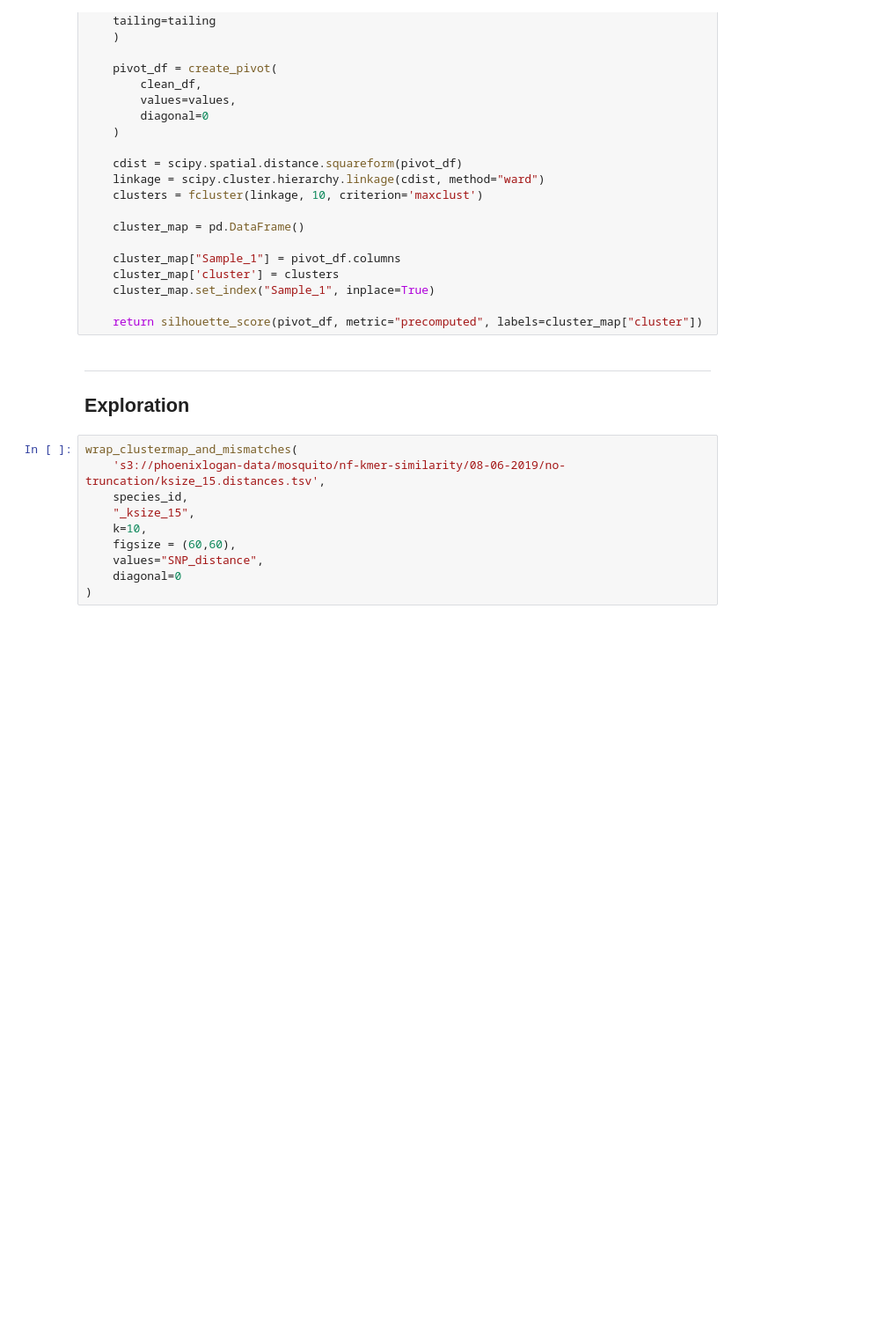
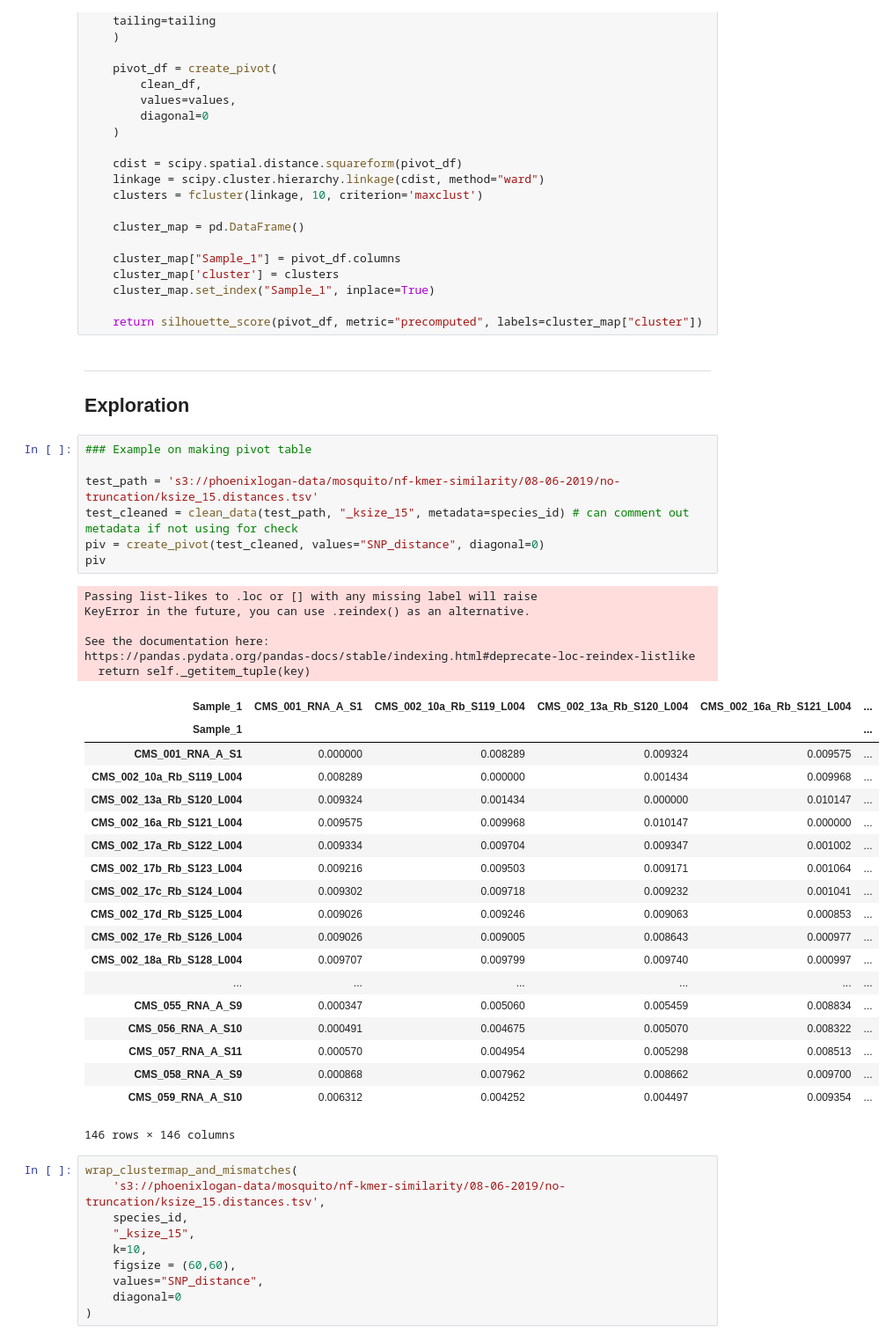
Before and after one commit to czbiohub/sketch-compare, a Jupyter notebook: visualization.ipynb, the cells around one changed output. Shown at 88% size. Cells and saved outputs as stored; diff of their text form; blank space fills up the shorter version.

Commit message:
added example for creating pivot table

```diff
--- a/visualization.ipynb
+++ b/visualization.ipynb
@@ -465,6 +465,39 @@ def get_silhouette_score(fp, metadata, tailing, values="SNP_distance", correlati
 <hr>
 
 ## Exploration
+# %%
+### Example on making pivot table
+
+test_path = 's3://phoenixlogan-data/mosquito/nf-kmer-similarity/08-06-2019/no-truncation/ksize_15.distances.tsv'
+test_cleaned = clean_data(test_path, "_ksize_15", metadata=species_id) # can comment out metadata if not using for check
+piv = create_pivot(test_cleaned, values="SNP_distance", diagonal=0)
+piv
+# %% [output]
+Passing list-likes to .loc or [] with any missing label will raise
+KeyError in the future, you can use .reindex() as an alternative.
+
+See the documentation here:
+https://pandas.pydata.org/pandas-docs/stable/indexing.html#deprecate-loc-reindex-listlike
+  return self._getitem_tuple(key)
+| Sample_1 | CMS_001_RNA_A_S1 | CMS_002_10a_Rb_S119_L004 | CMS_002_13a_Rb_S120_L004 | CMS_002_16a_Rb_S121_L004 | ... |
+| Sample_1 |  |  |  |  | ... |
+| CMS_001_RNA_A_S1 | 0.000000 | 0.008289 | 0.009324 | 0.009575 | ... |
+| CMS_002_10a_Rb_S119_L004 | 0.008289 | 0.000000 | 0.001434 | 0.009968 | ... |
+| CMS_002_13a_Rb_S120_L004 | 0.009324 | 0.001434 | 0.000000 | 0.010147 | ... |
+| CMS_002_16a_Rb_S121_L004 | 0.009575 | 0.009968 | 0.010147 | 0.000000 | ... |
+| CMS_002_17a_Rb_S122_L004 | 0.009334 | 0.009704 | 0.009347 | 0.001002 | ... |
+| CMS_002_17b_Rb_S123_L004 | 0.009216 | 0.009503 | 0.009171 | 0.001064 | ... |
+| CMS_002_17c_Rb_S124_L004 | 0.009302 | 0.009718 | 0.009232 | 0.001041 | ... |
+| CMS_002_17d_Rb_S125_L004 | 0.009026 | 0.009246 | 0.009063 | 0.000853 | ... |
+| CMS_002_17e_Rb_S126_L004 | 0.009026 | 0.009005 | 0.008643 | 0.000977 | ... |
+| CMS_002_18a_Rb_S128_L004 | 0.009707 | 0.009799 | 0.009740 | 0.000997 | ... |
+| ... | ... | ... | ... | ... | ... |
+| CMS_055_RNA_A_S9 | 0.000347 | 0.005060 | 0.005459 | 0.008834 | ... |
+| CMS_056_RNA_A_S10 | 0.000491 | 0.004675 | 0.005070 | 0.008322 | ... |
+| CMS_057_RNA_A_S11 | 0.000570 | 0.004954 | 0.005298 | 0.008513 | ... |
+| CMS_058_RNA_A_S9 | 0.000868 | 0.007962 | 0.008662 | 0.009700 | ... |
+| CMS_059_RNA_A_S10 | 0.006312 | 0.004252 | 0.004497 | 0.009354 | ... |
+146 rows × 146 columns
 # %%
 wrap_clustermap_and_mismatches(
     's3://phoenixlogan-data/mosquito/nf-kmer-similarity/08-06-2019/no-truncation/ksize_15.distances.tsv',
```
Also changed, not shown: parts of 3 cells of this notebook.
